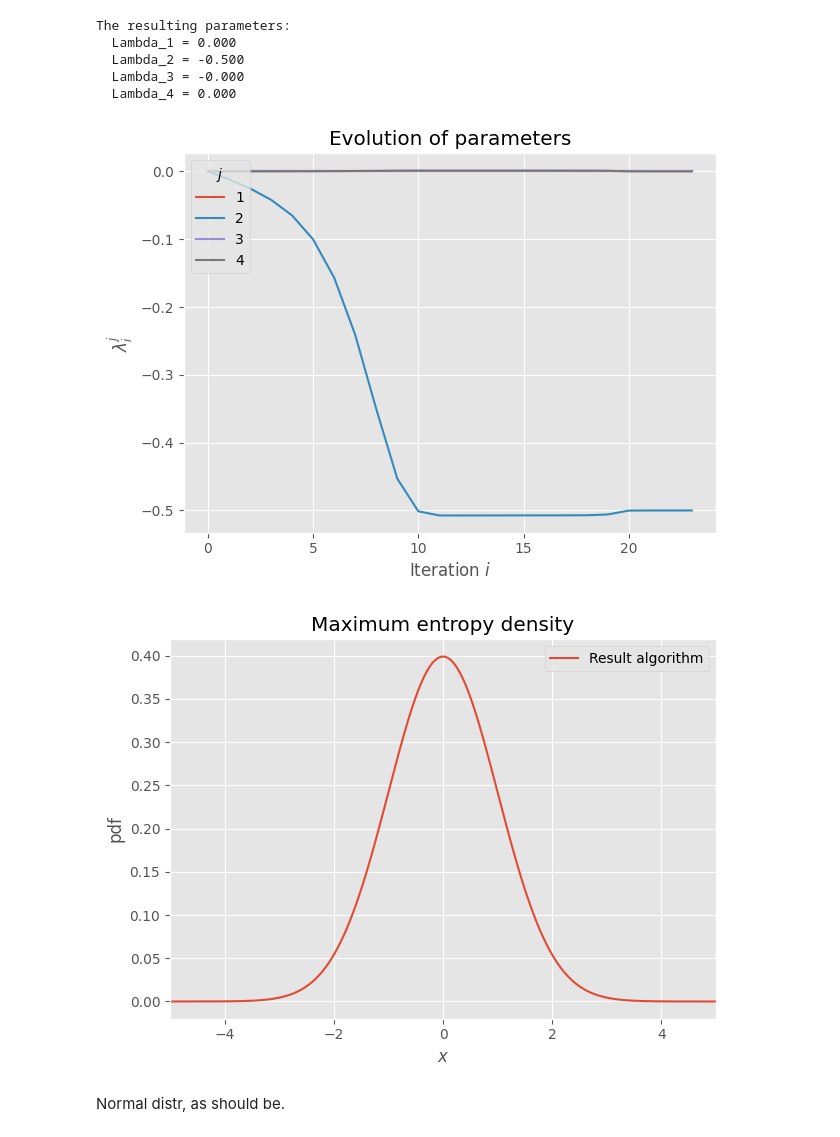
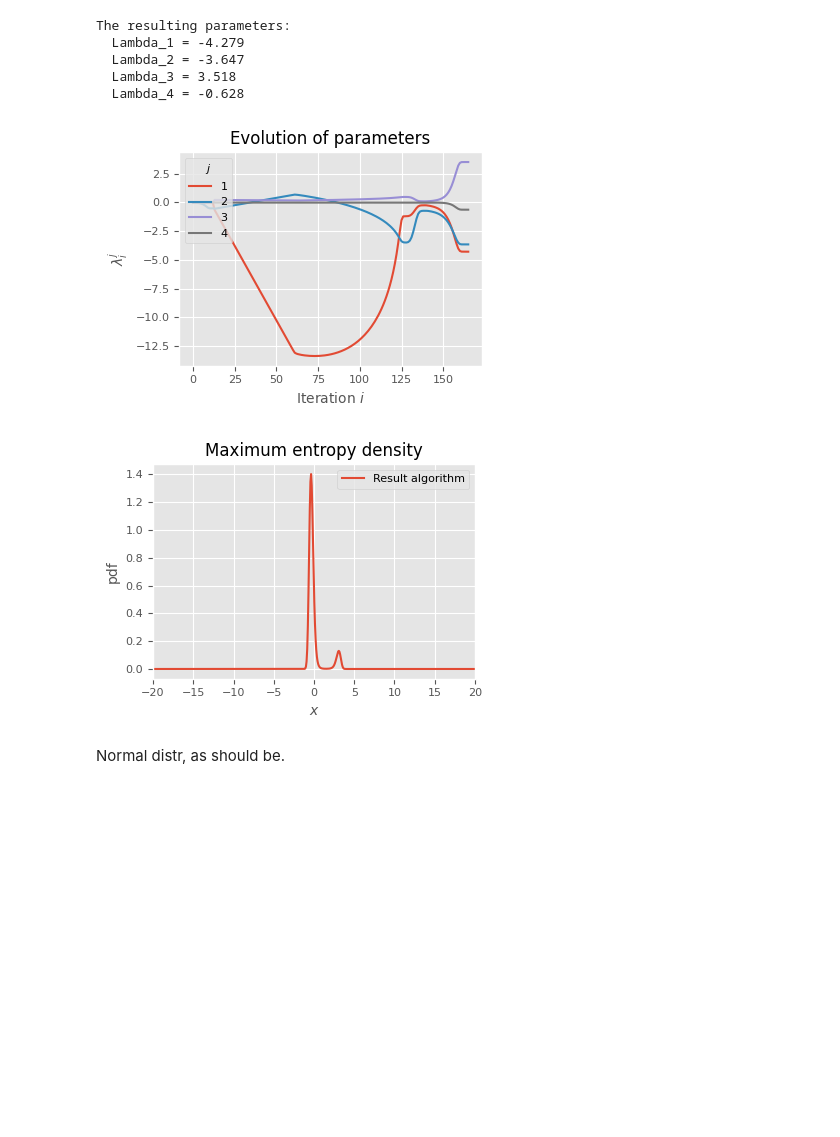
Before and after one commit to LiselotPrins/max_entropy, a Jupyter notebook: skew_kurt_convergence.ipynb, the cells around one changed output. Drawn from its saved outputs; the diff is of its cells as text; code cells hidden in the pictures; blank space fills up the shorter version.

```diff
--- a/skew_kurt_convergence.ipynb
+++ b/skew_kurt_convergence.ipynb
@@ -113,19 +110,20 @@ The resulting parameters:
 # %%
 ob_skewkurt = MaxEnt(support=(l,u),
                      n_quadrature=n,
-                     b_constraints=d.b_constraint_skewkurt(skew,kurt),
-                     f_vector=d.f_constraint_skewkurt)
+                     b_constraints=d.b_constraint_skewkurt(2.5,8),
+                     f_vector=d.f_constraint_skewkurt,
+                     k_max=400)
 
 ob_skewkurt.visualize_algorithm()
-ob_skewkurt.visualize_solution(xlim=(-5,5))
+ob_skewkurt.visualize_solution()
 # %% [output]
 The resulting parameters:
-  Lambda_1 = 0.000
-  Lambda_2 = -0.500
-  Lambda_3 = -0.000
-  Lambda_4 = 0.000
+  Lambda_1 = -4.279
+  Lambda_2 = -3.647
+  Lambda_3 = 3.518
+  Lambda_4 = -0.628
-[figure, old version]
+[figure, new version]
-[figure, old version]
+[figure, new version]
 # %% [markdown]
 Normal distr, as should be.
 # %%
```
Also changed, not shown: parts of 7 cells of this notebook, 29 other files.
